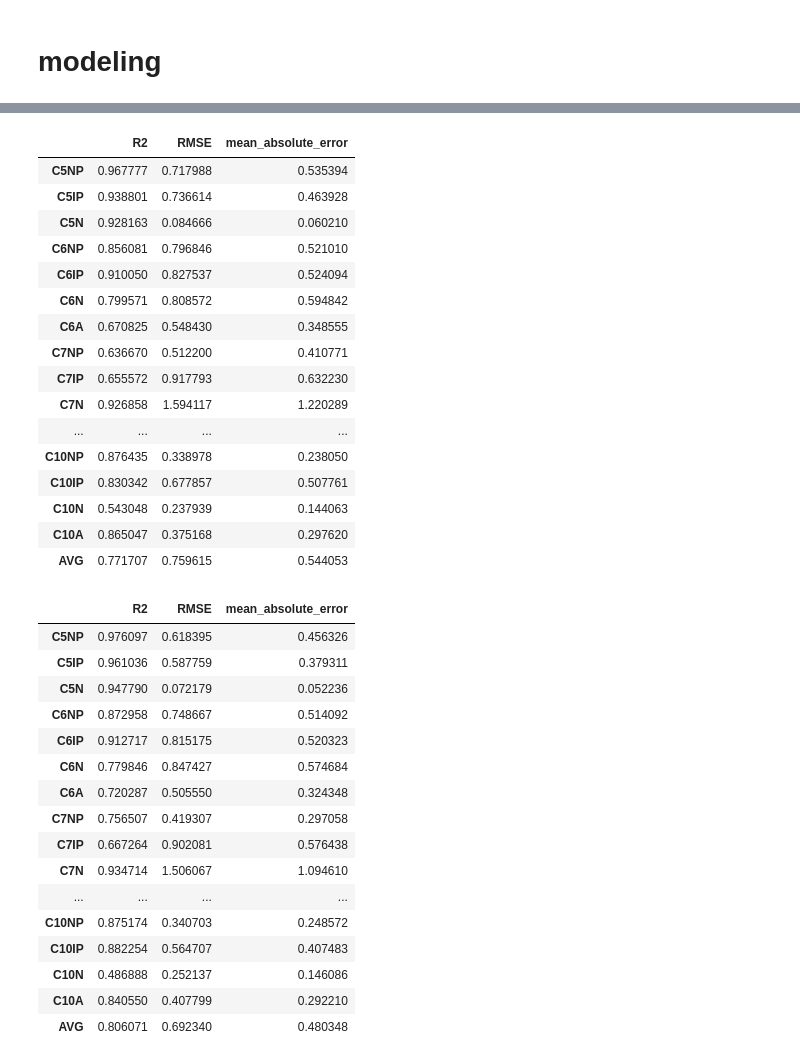
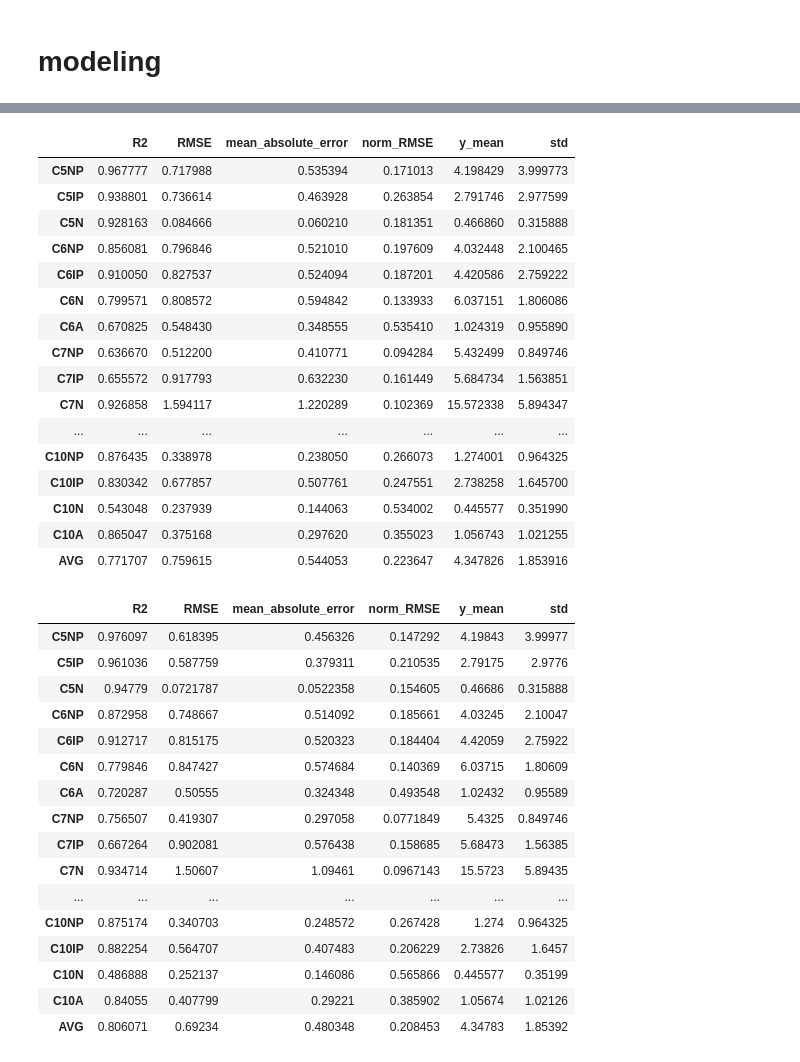
Before and after one commit to skywalker0803r/works, a Jupyter notebook: MultiOutputRegressor.ipynb, the cells around one changed output, grey strips where cells are left out. Drawn from its saved outputs; the diff is of its cells as text; code cells hidden in the pictures.

```diff
--- a/MultiOutputRegressor.ipynb
+++ b/MultiOutputRegressor.ipynb
@@ -25,7 +27,11 @@ Drive already mounted at /content/drive; to attempt to forcibly remount, call dr
 def metric(y_t,y_p,name):
   res = {'R2':r2_score(y_t,y_p),
          'RMSE':sqrt(mean_squared_error(y_t,y_p)),
-         'mean_absolute_error':mean_absolute_error(y_t,y_p)}
+         'mean_absolute_error':mean_absolute_error(y_t,y_p),
+         'norm_RMSE' : sqrt(mean_squared_error(y_t,y_p))/np.mean(y_t),
+         'y_mean' : np.mean(y_t),
+         'std' : np.std(y_t),
+         }
   return pd.DataFrame(res,index=[name])
 # %%
 def modeling(my_model,train,test):
@@ -106,43 +112,43 @@ modeling(XGBRegressor(learning_rate=0.1,n_estimators=100,objective='reg:squarede
 # %%
 modeling(LGBMRegressor(learning_rate=0.1, n_estimators=100),train,test)
 # %% [output]
-|  | R2 | RMSE | mean_absolute_error |
-| C5NP | 0.967777 | 0.717988 | 0.535394 |
-| C5IP | 0.938801 | 0.736614 | 0.463928 |
-| C5N | 0.928163 | 0.084666 | 0.060210 |
-| C6NP | 0.856081 | 0.796846 | 0.521010 |
-| C6IP | 0.910050 | 0.827537 | 0.524094 |
-| C6N | 0.799571 | 0.808572 | 0.594842 |
-| C6A | 0.670825 | 0.548430 | 0.348555 |
-| C7NP | 0.636670 | 0.512200 | 0.410771 |
-| C7IP | 0.655572 | 0.917793 | 0.632230 |
-| C7N | 0.926858 | 1.594117 | 1.220289 |
-| ... | ... | ... | ... |
-| C10NP | 0.876435 | 0.338978 | 0.238050 |
-| C10IP | 0.830342 | 0.677857 | 0.507761 |
-| C10N | 0.543048 | 0.237939 | 0.144063 |
-| C10A | 0.865047 | 0.375168 | 0.297620 |
-| AVG | 0.771707 | 0.759615 | 0.544053 |
+|  | R2 | RMSE | mean_absolute_error | norm_RMSE | y_mean | std |
+| C5NP | 0.967777 | 0.717988 | 0.535394 | 0.171013 | 4.198429 | 3.999773 |
+| C5IP | 0.938801 | 0.736614 | 0.463928 | 0.263854 | 2.791746 | 2.977599 |
+| C5N | 0.928163 | 0.084666 | 0.060210 | 0.181351 | 0.466860 | 0.315888 |
+| C6NP | 0.856081 | 0.796846 | 0.521010 | 0.197609 | 4.032448 | 2.100465 |
+| C6IP | 0.910050 | 0.827537 | 0.524094 | 0.187201 | 4.420586 | 2.759222 |
+| C6N | 0.799571 | 0.808572 | 0.594842 | 0.133933 | 6.037151 | 1.806086 |
+| C6A | 0.670825 | 0.548430 | 0.348555 | 0.535410 | 1.024319 | 0.955890 |
+| C7NP | 0.636670 | 0.512200 | 0.410771 | 0.094284 | 5.432499 | 0.849746 |
+| C7IP | 0.655572 | 0.917793 | 0.632230 | 0.161449 | 5.684734 | 1.563851 |
+| C7N | 0.926858 | 1.594117 | 1.220289 | 0.102369 | 15.572338 | 5.894347 |
+| ... | ... | ... | ... | ... | ... | ... |
+| C10NP | 0.876435 | 0.338978 | 0.238050 | 0.266073 | 1.274001 | 0.964325 |
+| C10IP | 0.830342 | 0.677857 | 0.507761 | 0.247551 | 2.738258 | 1.645700 |
+| C10N | 0.543048 | 0.237939 | 0.144063 | 0.534002 | 0.445577 | 0.351990 |
+| C10A | 0.865047 | 0.375168 | 0.297620 | 0.355023 | 1.056743 | 1.021255 |
+| AVG | 0.771707 | 0.759615 | 0.544053 | 0.223647 | 4.347826 | 1.853916 |
 # %%
-modeling(CatBoostRegressor(learning_rate=0.1, n_estimators=100,verbose=0),train,test)
+modeling(CatBoostRegressor(learning_rate = 0.1,n_estimators=100,verbose=0),train,test).style.background_gradient()
 # %% [output]
-|  | R2 | RMSE | mean_absolute_error |
-| C5NP | 0.976097 | 0.618395 | 0.456326 |
-| C5IP | 0.961036 | 0.587759 | 0.379311 |
-| C5N | 0.947790 | 0.072179 | 0.052236 |
-| C6NP | 0.872958 | 0.748667 | 0.514092 |
-| C6IP | 0.912717 | 0.815175 | 0.520323 |
-| C6N | 0.779846 | 0.847427 | 0.574684 |
-| C6A | 0.720287 | 0.505550 | 0.324348 |
-| C7NP | 0.756507 | 0.419307 | 0.297058 |
-| C7IP | 0.667264 | 0.902081 | 0.576438 |
-| C7N | 0.934714 | 1.506067 | 1.094610 |
-| ... | ... | ... | ... |
-| C10NP | 0.875174 | 0.340703 | 0.248572 |
-| C10IP | 0.882254 | 0.564707 | 0.407483 |
-| C10N | 0.486888 | 0.252137 | 0.146086 |
-| C10A | 0.840550 | 0.407799 | 0.292210 |
-| AVG | 0.806071 | 0.692340 | 0.480348 |
+|  | R2 | RMSE | mean_absolute_error | norm_RMSE | y_mean | std |
+| C5NP | 0.976097 | 0.618395 | 0.456326 | 0.147292 | 4.19843 | 3.99977 |
+| C5IP | 0.961036 | 0.587759 | 0.379311 | 0.210535 | 2.79175 | 2.9776 |
+| C5N | 0.94779 | 0.0721787 | 0.0522358 | 0.154605 | 0.46686 | 0.315888 |
+| C6NP | 0.872958 | 0.748667 | 0.514092 | 0.185661 | 4.03245 | 2.10047 |
+| C6IP | 0.912717 | 0.815175 | 0.520323 | 0.184404 | 4.42059 | 2.75922 |
+| C6N | 0.779846 | 0.847427 | 0.574684 | 0.140369 | 6.03715 | 1.80609 |
+| C6A | 0.720287 | 0.50555 | 0.324348 | 0.493548 | 1.02432 | 0.95589 |
+| C7NP | 0.756507 | 0.419307 | 0.297058 | 0.0771849 | 5.4325 | 0.849746 |
+| C7IP | 0.667264 | 0.902081 | 0.576438 | 0.158685 | 5.68473 | 1.56385 |
+| C7N | 0.934714 | 1.50607 | 1.09461 | 0.0967143 | 15.5723 | 5.89435 |
+| ... | ... | ... | ... | ... | ... | ... |
+| C10NP | 0.875174 | 0.340703 | 0.248572 | 0.267428 | 1.274 | 0.964325 |
+| C10IP | 0.882254 | 0.564707 | 0.407483 | 0.206229 | 2.73826 | 1.6457 |
+| C10N | 0.486888 | 0.252137 | 0.146086 | 0.565866 | 0.445577 | 0.35199 |
+| C10A | 0.84055 | 0.407799 | 0.29221 | 0.385902 | 1.05674 | 1.02126 |
+| AVG | 0.806071 | 0.69234 | 0.480348 | 0.208453 | 4.34783 | 1.85392 |
 # %%
 modeling(BayesianRidge(),train,test)
 # %% [output]
```
Also changed, not shown: parts of 9 cells of this notebook.
